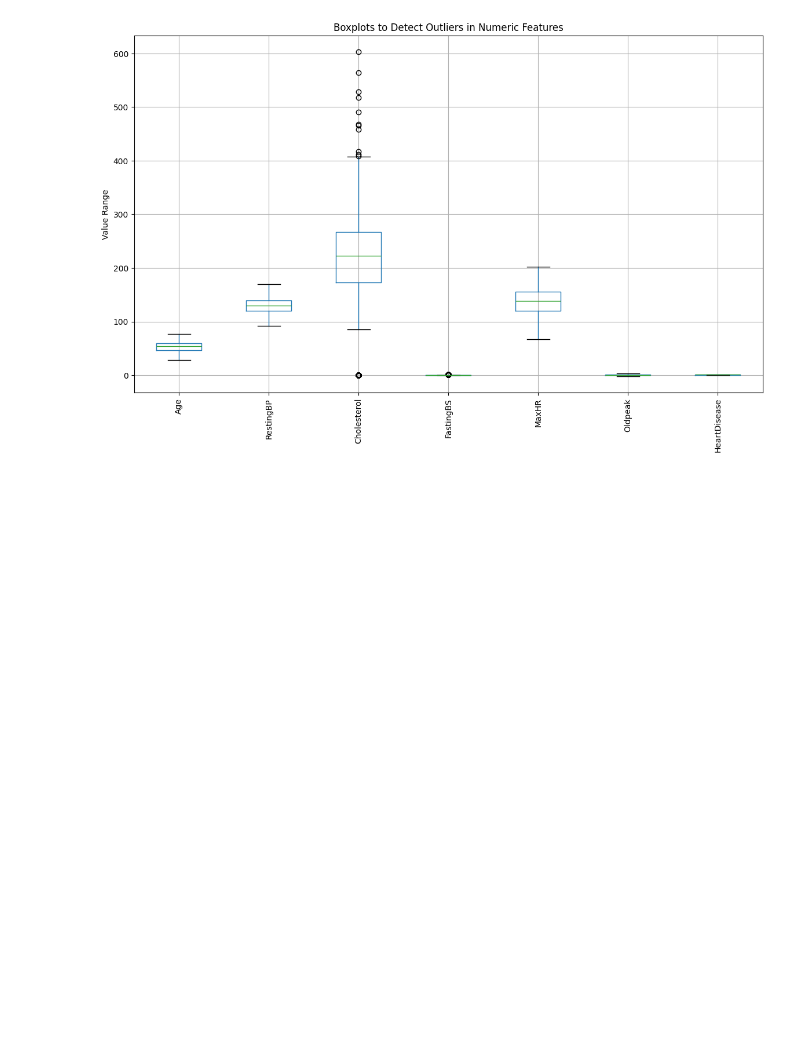
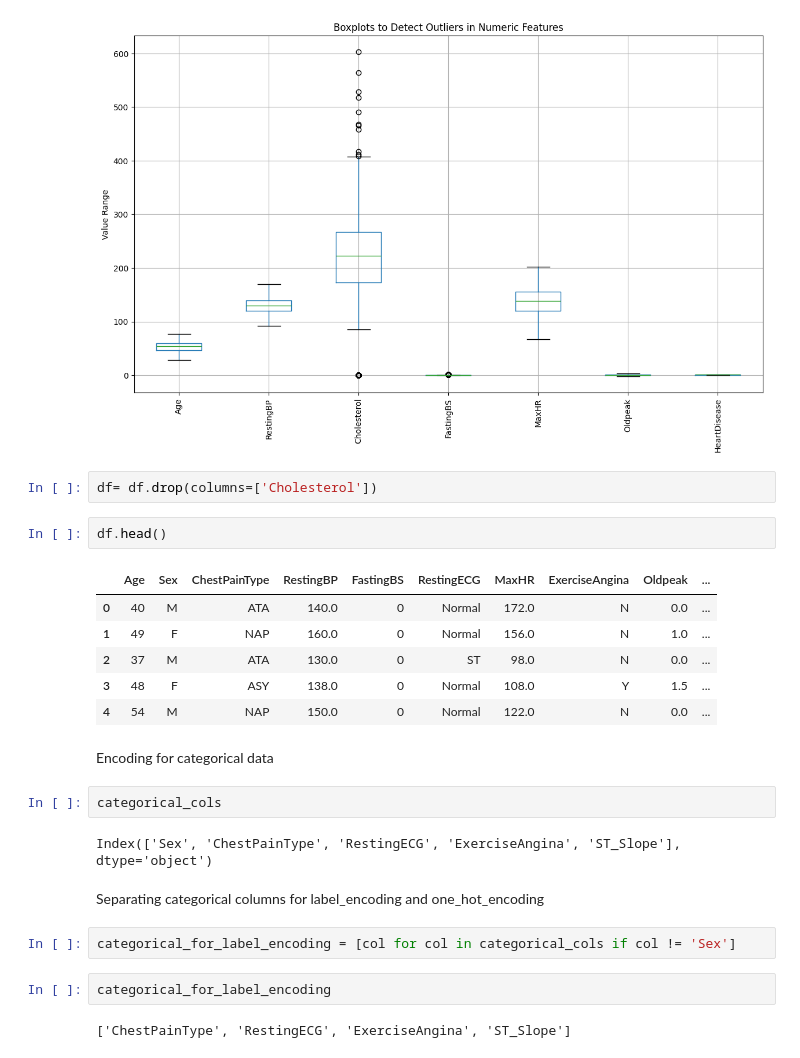
Before and after one commit to abukhalidsiddique/Heart_Failure_Prediction, a Jupyter notebook: Index.ipynb, the cells around one changed output. Cells and saved outputs as stored; diff of their text form; blank space fills up the shorter version.

```diff
--- a/Index.ipynb
+++ b/Index.ipynb
@@ -350,3 +350,28 @@ plt.grid(True)
 plt.show()
 # %% [output]
 [figure]
+# %%
+df= df.drop(columns=['Cholesterol'])
+# %%
+df.head()
+# %% [output]
+|  | Age | Sex | ChestPainType | RestingBP | FastingBS | RestingECG | MaxHR | ExerciseAngina | Oldpeak | ... |
+| 0 | 40 | M | ATA | 140.0 | 0 | Normal | 172.0 | N | 0.0 | ... |
+| 1 | 49 | F | NAP | 160.0 | 0 | Normal | 156.0 | N | 1.0 | ... |
+| 2 | 37 | M | ATA | 130.0 | 0 | ST | 98.0 | N | 0.0 | ... |
+| 3 | 48 | F | ASY | 138.0 | 0 | Normal | 108.0 | Y | 1.5 | ... |
+| 4 | 54 | M | NAP | 150.0 | 0 | Normal | 122.0 | N | 0.0 | ... |
+# %% [markdown]
+Encoding for categorical data
+# %%
+categorical_cols
+# %% [output]
+Index(['Sex', 'ChestPainType', 'RestingECG', 'ExerciseAngina', 'ST_Slope'], dtype='object')
+# %% [markdown]
+Separating categorical columns for label_encoding and one_hot_encoding
+# %%
+categorical_for_label_encoding = [col for col in categorical_cols if col != 'Sex']
+# %%
+categorical_for_label_encoding
+# %% [output]
+['ChestPainType', 'RestingECG', 'ExerciseAngina', 'ST_Slope']
```
Also changed, not shown: parts of 5 cells of this notebook.
